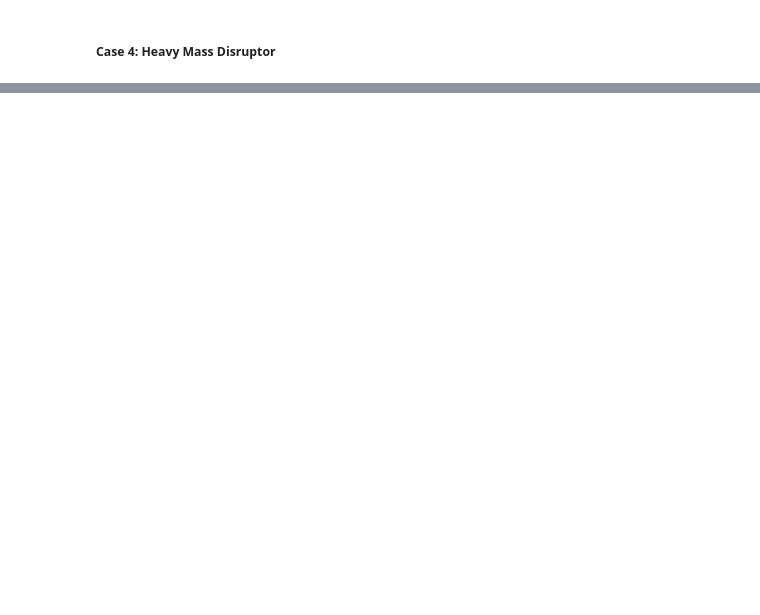
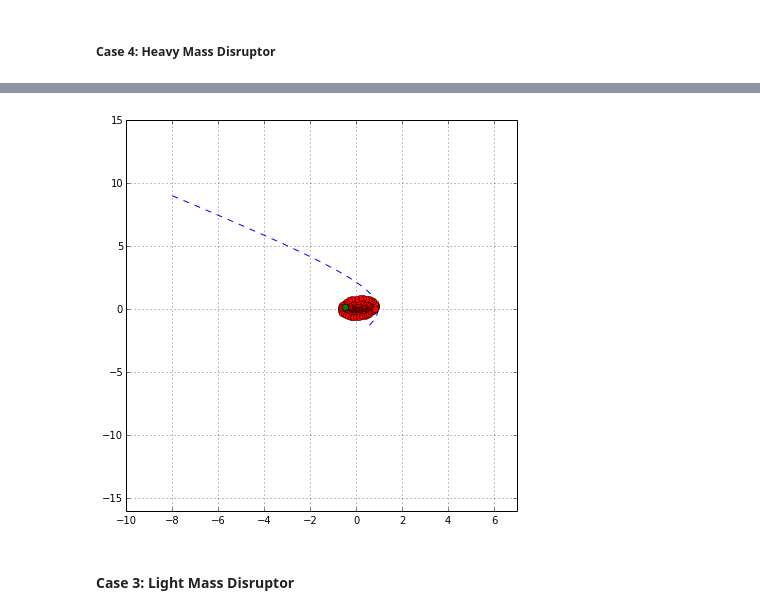
Before and after one commit to mkourjan/GalaxyProject, a Jupyter notebook: ToomreExamples.ipynb, the cells around one changed output, grey strips where cells are left out. Drawn from its saved outputs; the diff is of its cells as text; code cells hidden in the pictures; blank space fills up the shorter version.

```diff
--- a/ToomreExamples.ipynb
+++ b/ToomreExamples.ipynb
@@ -118,0 +173,6 @@ d = interact(Toomre.Make_Plots,results = fixed(results_4), t = (0.,20.1), dt = f
+# %%
+B = interact(Toomre.Make_Plots_Green_Star,results = fixed(results_B), t = (0.,20.1), dt = fixed(0.0075), GreenStar=(1,120))
+# %% [output]
+[figure, added]
+# %% [markdown]
+#### Case 3: Light Mass Disruptor
```
Also changed, not shown: parts of 16 cells of this notebook, 3 other files.
